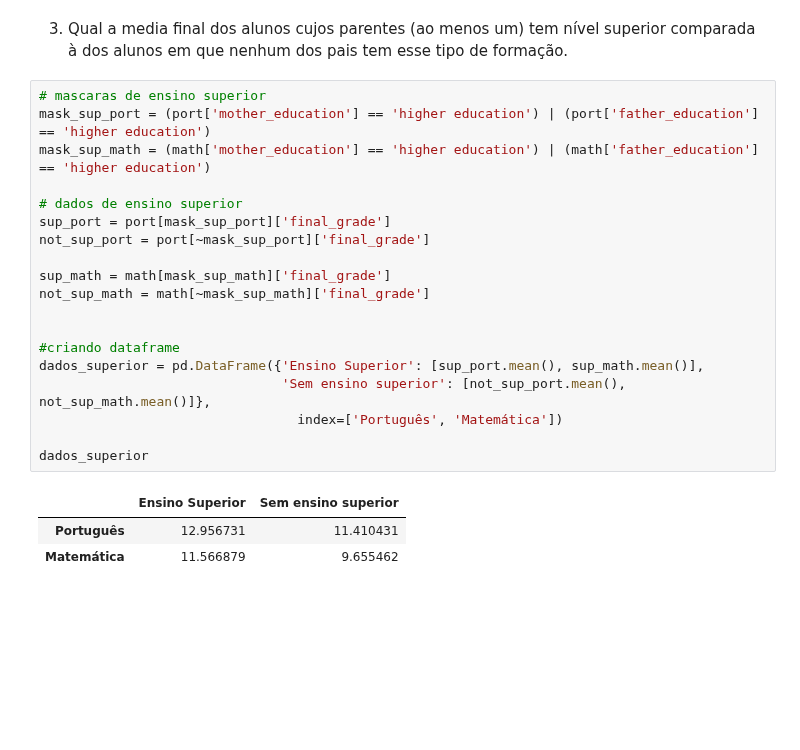
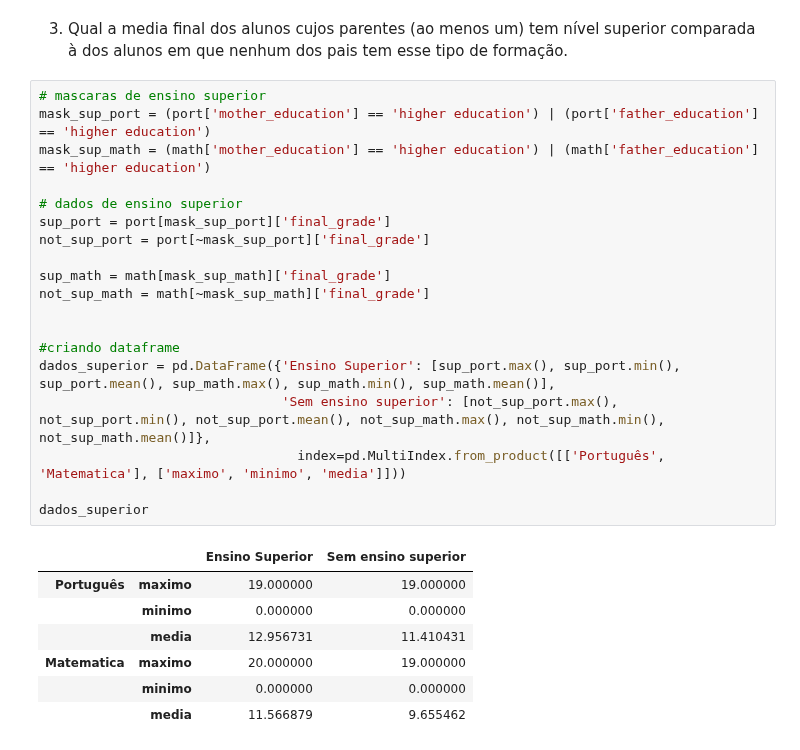
Before and after one commit to everaldina/Trilha_Python, a Jupyter notebook: avalicoes/AA-02.ipynb, the cells around one changed output. Drawn from its saved outputs; the diff is of its cells as text; blank space fills up the shorter version.

Commit message:
add multiindex

```diff
--- a/avalicoes/AA-02.ipynb
+++ b/avalicoes/AA-02.ipynb
@@ -200,23 +200,27 @@ Média de notas de português: 11.906009244992296
 # %%
 # mascaras de ensino superior
 mask_sup_port = (port['mother_education'] == 'higher education') | (port['father_education'] == 'higher education')
 mask_sup_math = (math['mother_education'] == 'higher education') | (math['father_education'] == 'higher education')
 
 # dados de ensino superior
 sup_port = port[mask_sup_port]['final_grade']
 not_sup_port = port[~mask_sup_port]['final_grade']
 
 sup_math = math[mask_sup_math]['final_grade']
 not_sup_math = math[~mask_sup_math]['final_grade']
 
 
 #criando dataframe
-dados_superior = pd.DataFrame({'Ensino Superior': [sup_port.mean(), sup_math.mean()],
-                               'Sem ensino superior': [not_sup_port.mean(), not_sup_math.mean()]},
-                                 index=['Português', 'Matemática'])
+dados_superior = pd.DataFrame({'Ensino Superior': [sup_port.max(), sup_port.min(), sup_port.mean(), sup_math.max(), sup_math.min(), sup_math.mean()],
+                               'Sem ensino superior': [not_sup_port.max(), not_sup_port.min(), not_sup_port.mean(), not_sup_math.max(), not_sup_math.min(), not_sup_math.mean()]},
+                                 index=pd.MultiIndex.from_product([['Português', 'Matematica'], ['maximo', 'minimo', 'media']]))
 
 dados_superior
 # %% [output]
-|  | Ensino Superior | Sem ensino superior |
-| Português | 12.956731 | 11.410431 |
-| Matemática | 11.566879 | 9.655462 |
+|  |  | Ensino Superior | Sem ensino superior |
+| Português | maximo | 19.000000 | 19.000000 |
+|  | minimo | 0.000000 | 0.000000 |
+|  | media | 12.956731 | 11.410431 |
+| Matematica | maximo | 20.000000 | 19.000000 |
+|  | minimo | 0.000000 | 0.000000 |
+|  | media | 11.566879 | 9.655462 |
```
